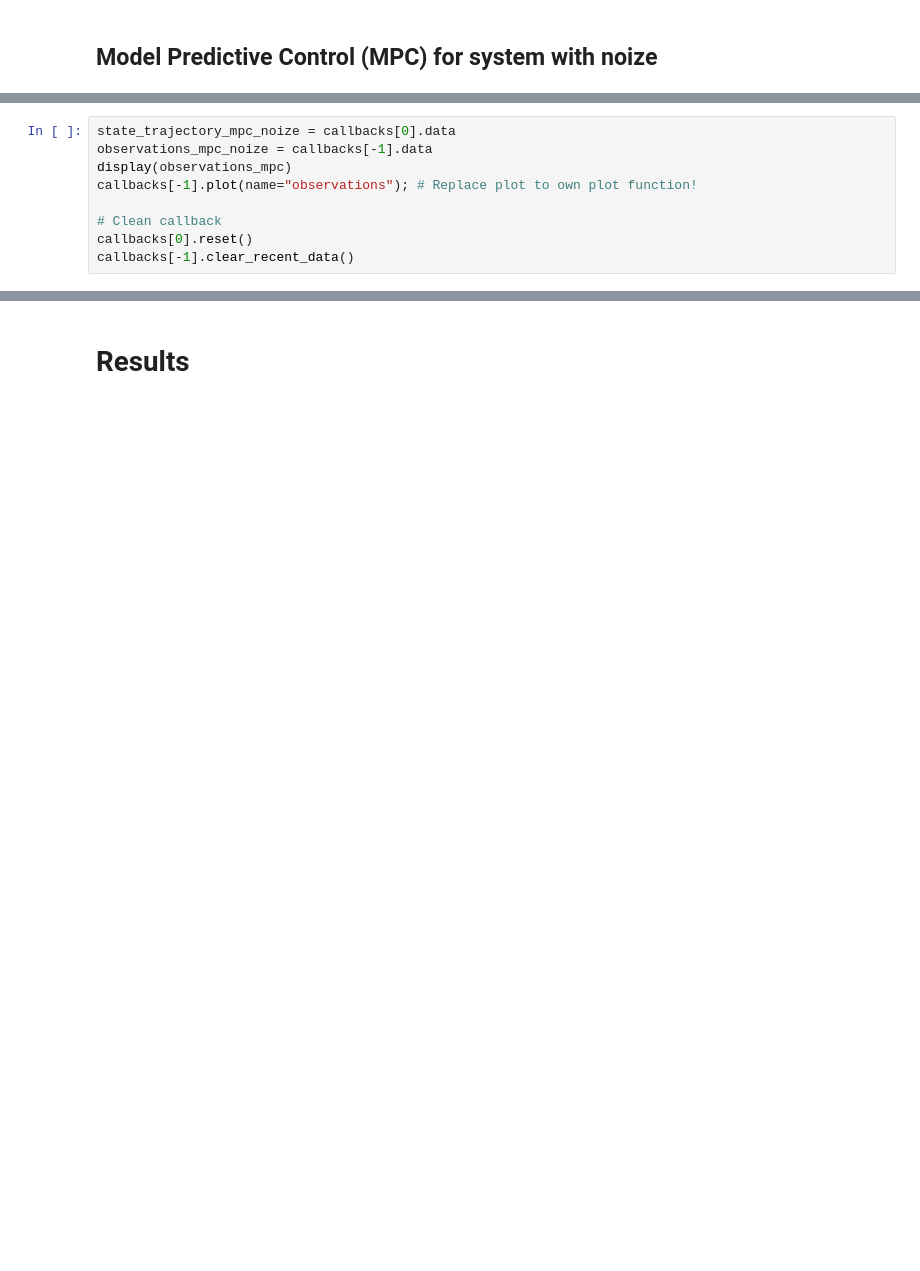
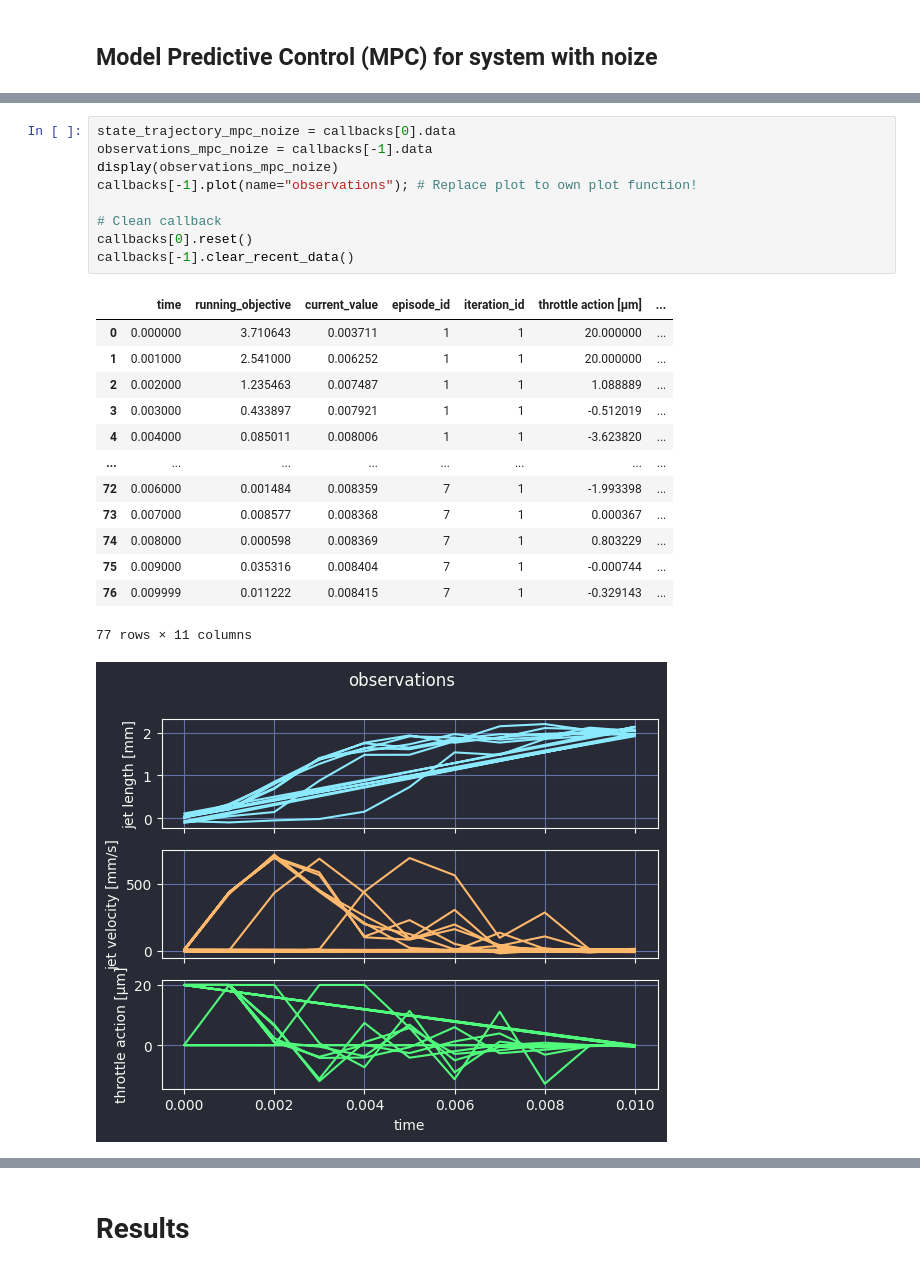
Before and after one commit to mvulf/acm-project, a Jupyter notebook: main.ipynb, the cells around one changed output, grey strips where cells are left out. Cells and saved outputs as stored; diff of their text form; blank space fills up the shorter version.

```diff
--- a/main.ipynb
+++ b/main.ipynb
@@ -487,9 +536,24 @@ scenario.run()
 # %%
 state_trajectory_mpc_noize = callbacks[0].data
 observations_mpc_noize = callbacks[-1].data
-display(observations_mpc)
+display(observations_mpc_noize)
 callbacks[-1].plot(name="observations"); # Replace plot to own plot function!
 
 # Clean callback
 callbacks[0].reset()
 callbacks[-1].clear_recent_data()
+# %% [output]
+|  | time | running_objective | current_value | episode_id | iteration_id | throttle action [µm] | ... |
+| 0 | 0.000000 | 3.710643 | 0.003711 | 1 | 1 | 20.000000 | ... |
+| 1 | 0.001000 | 2.541000 | 0.006252 | 1 | 1 | 20.000000 | ... |
+| 2 | 0.002000 | 1.235463 | 0.007487 | 1 | 1 | 1.088889 | ... |
+| 3 | 0.003000 | 0.433897 | 0.007921 | 1 | 1 | -0.512019 | ... |
+| 4 | 0.004000 | 0.085011 | 0.008006 | 1 | 1 | -3.623820 | ... |
+| ... | ... | ... | ... | ... | ... | ... | ... |
+| 72 | 0.006000 | 0.001484 | 0.008359 | 7 | 1 | -1.993398 | ... |
+| 73 | 0.007000 | 0.008577 | 0.008368 | 7 | 1 | 0.000367 | ... |
+| 74 | 0.008000 | 0.000598 | 0.008369 | 7 | 1 | 0.803229 | ... |
+| 75 | 0.009000 | 0.035316 | 0.008404 | 7 | 1 | -0.000744 | ... |
+| 76 | 0.009999 | 0.011222 | 0.008415 | 7 | 1 | -0.329143 | ... |
+77 rows × 11 columns
+[figure, added]
```
Also changed, not shown: parts of 8 cells of this notebook, 2 other files.
